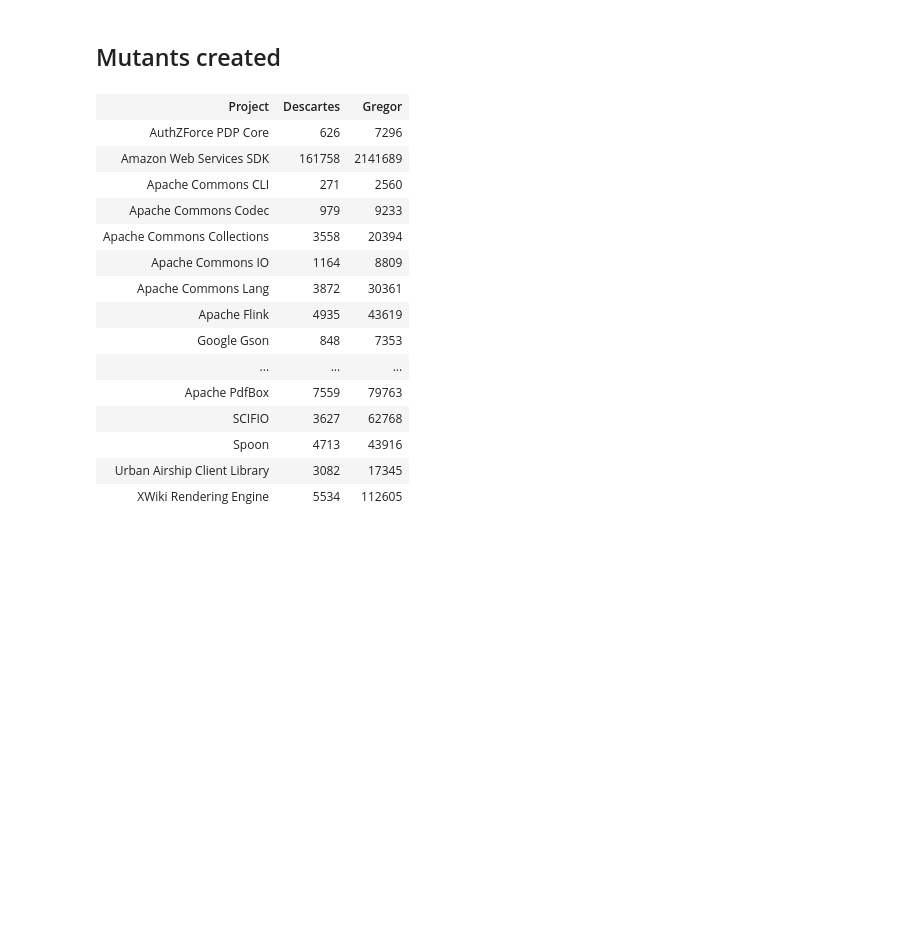
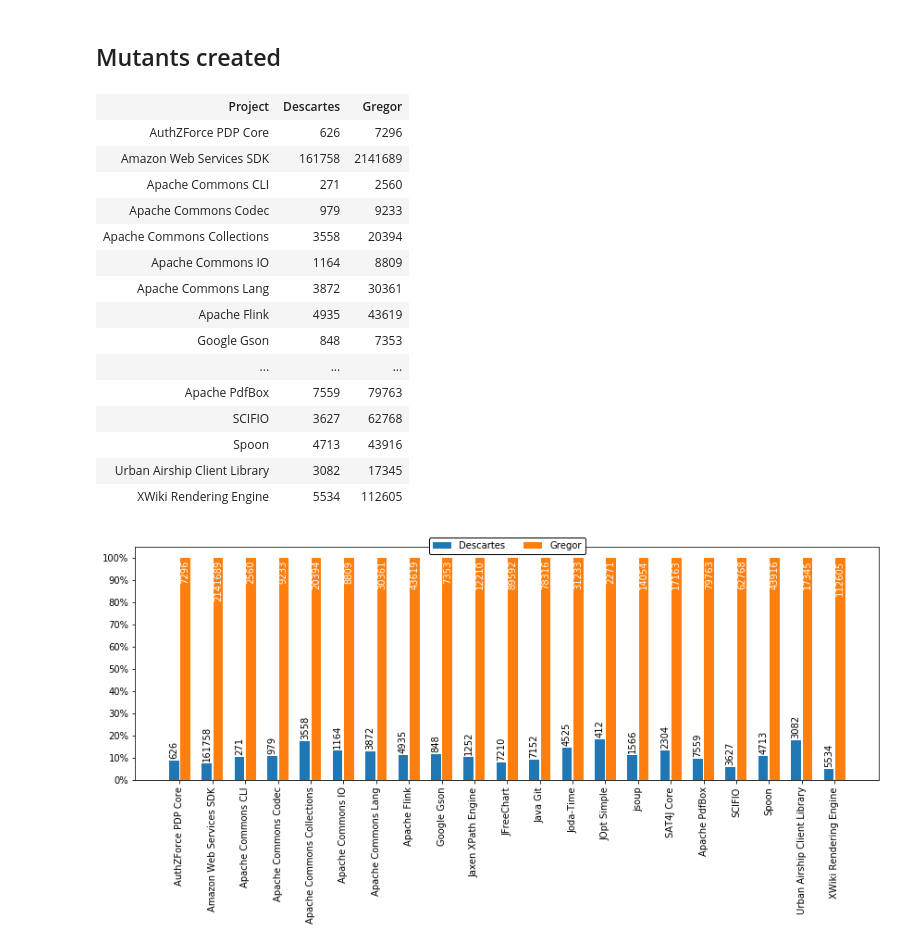
Before and after one commit to STAMP-project/descartes-experiments, a Jupyter notebook: scripts/project_stats.ipynb, the cells around one changed output. Saved outputs shown, nothing was run; the diff lists cells and outputs as text; code cells hidden in the pictures; blank space fills up the shorter version.

```diff
--- a/scripts/project_stats.ipynb
+++ b/scripts/project_stats.ipynb
@@ -32,20 +35,22 @@ time_table(projects, IPythonTableBuilder)
 ## Mutants created
 # %%
 mutants_table(projects, IPythonTableBuilder)
+plot_mutants(projects)
 # %% [output]
 | Project | Descartes | Gregor |
 | AuthZForce PDP Core | 626 | 7296 |
 | Amazon Web Services SDK | 161758 | 2141689 |
 | Apache Commons CLI | 271 | 2560 |
 | Apache Commons Codec | 979 | 9233 |
 | Apache Commons Collections | 3558 | 20394 |
 | Apache Commons IO | 1164 | 8809 |
 | Apache Commons Lang | 3872 | 30361 |
 | Apache Flink | 4935 | 43619 |
 | Google Gson | 848 | 7353 |
 | ... | ... | ... |
 | Apache PdfBox | 7559 | 79763 |
 | SCIFIO | 3627 | 62768 |
 | Spoon | 4713 | 43916 |
 | Urban Airship Client Library | 3082 | 17345 |
 | XWiki Rendering Engine | 5534 | 112605 |
+[figure, added]
```
Also changed, not shown: parts of 3 cells of this notebook, 1 other file.
